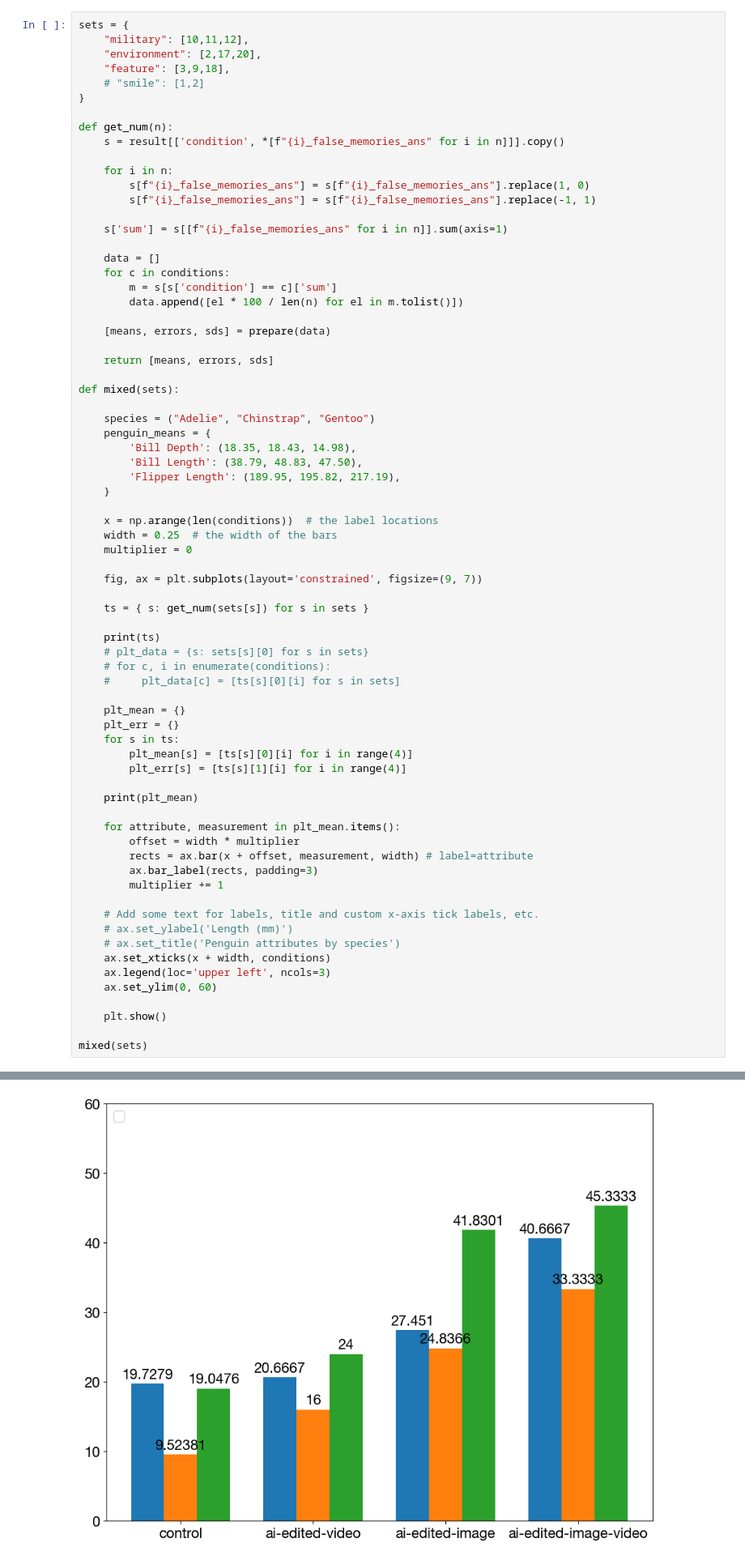
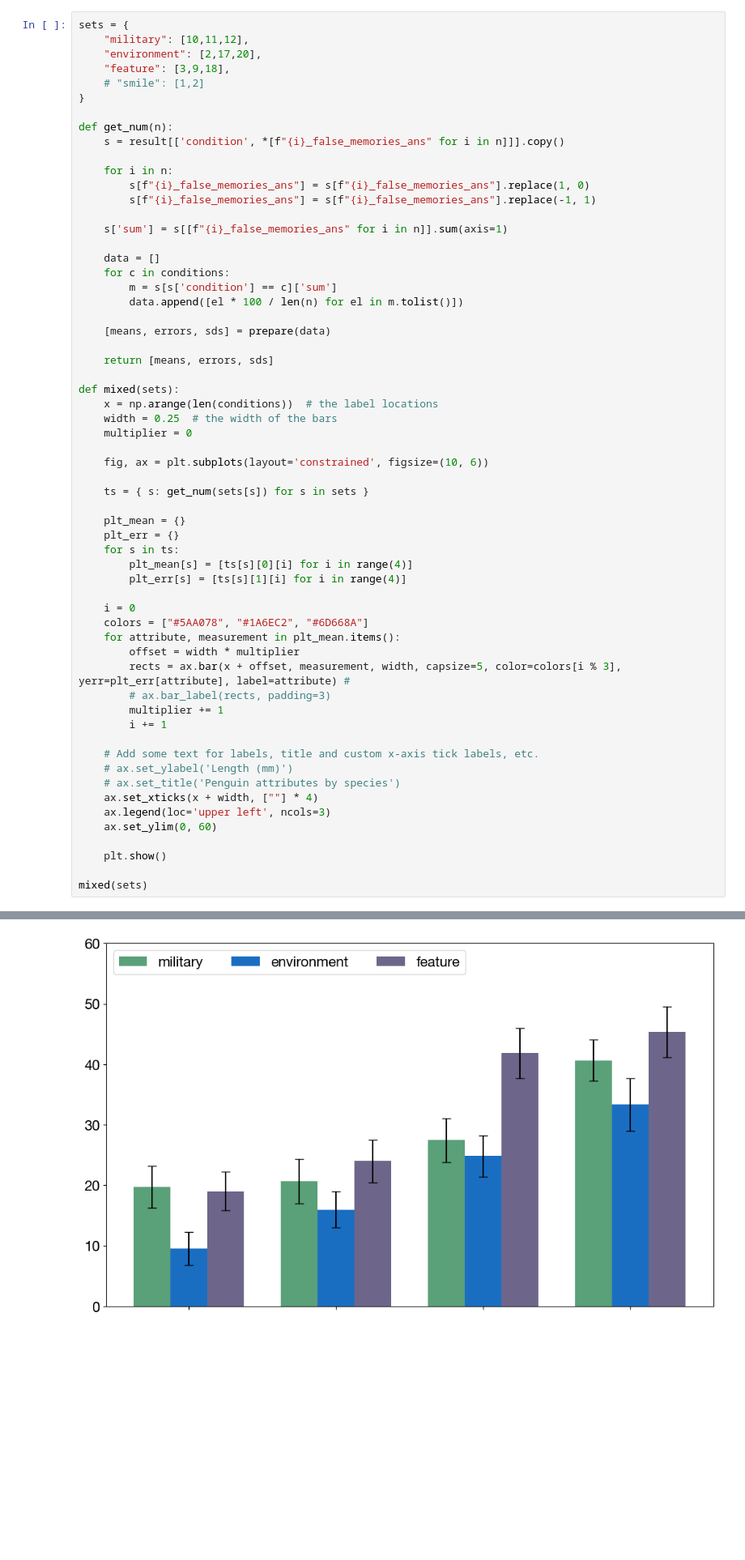
Before and after one commit to mitmedialab/synthetic-human-memories, a Jupyter notebook: analyze.ipynb, the cells around one changed output, grey strips where cells are left out. Shown: that part at 81% size. Saved outputs shown, nothing was run; the diff lists cells and outputs as text; blank space fills up the shorter version.

```diff
--- a/analyze.ipynb
+++ b/analyze.ipynb
@@ -927,26 +927,13 @@ def get_num(n):
     return [means, errors, sds]
 
 def mixed(sets):
-
-    species = ("Adelie", "Chinstrap", "Gentoo")
-    penguin_means = {
-        'Bill Depth': (18.35, 18.43, 14.98),
-        'Bill Length': (38.79, 48.83, 47.50),
-        'Flipper Length': (189.95, 195.82, 217.19),
-    }
-
     x = np.arange(len(conditions))  # the label locations
     width = 0.25  # the width of the bars
     multiplier = 0
 
-    fig, ax = plt.subplots(layout='constrained', figsize=(9, 7))
+    fig, ax = plt.subplots(layout='constrained', figsize=(10, 6))
 
     ts = { s: get_num(sets[s]) for s in sets }
-
-    print(ts)
-    # plt_data = {s: sets[s][0] for s in sets}
-    # for c, i in enumerate(conditions):
-    #     plt_data[c] = [ts[s][0][i] for s in sets]
 
     plt_mean = {}
     plt_err = {}
@@ -954,18 +941,19 @@ def mixed(sets):
         plt_mean[s] = [ts[s][0][i] for i in range(4)]
         plt_err[s] = [ts[s][1][i] for i in range(4)]
 
-    print(plt_mean)
-
+    i = 0
+    colors = ["#5AA078", "#1A6EC2", "#6D668A"]
     for attribute, measurement in plt_mean.items():
         offset = width * multiplier
-        rects = ax.bar(x + offset, measurement, width) # label=attribute
-        ax.bar_label(rects, padding=3)
+        rects = ax.bar(x + offset, measurement, width, capsize=5, color=colors[i % 3], yerr=plt_err[attribute], label=attribute) #
+        # ax.bar_label(rects, padding=3)
         multiplier += 1
+        i += 1
 
     # Add some text for labels, title and custom x-axis tick labels, etc.
     # ax.set_ylabel('Length (mm)')
     # ax.set_title('Penguin attributes by species')
-    ax.set_xticks(x + width, conditions)
+    ax.set_xticks(x + width, [""] * 4)
     ax.legend(loc='upper left', ncols=3)
     ax.set_ylim(0, 60)
 
@@ -990 +976 @@ ai-edited-image-video: M=45.333, err=4.191, s.d.=29.635
-[figure, old version]
+[figure, new version]
```
Also changed, not shown: parts of 1 cell of this notebook, 1 other file.
